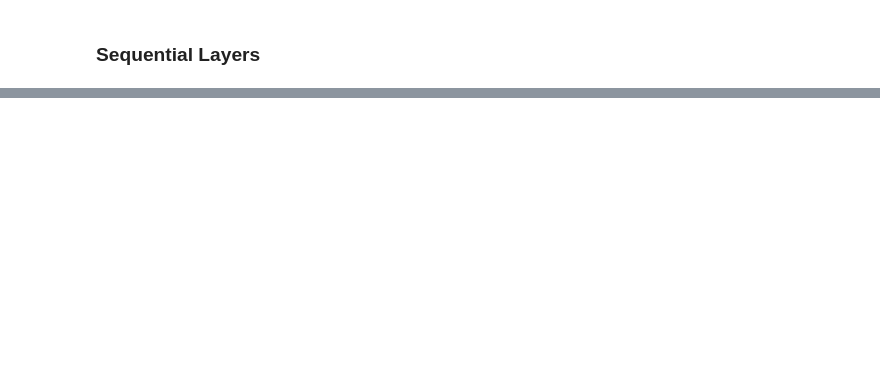
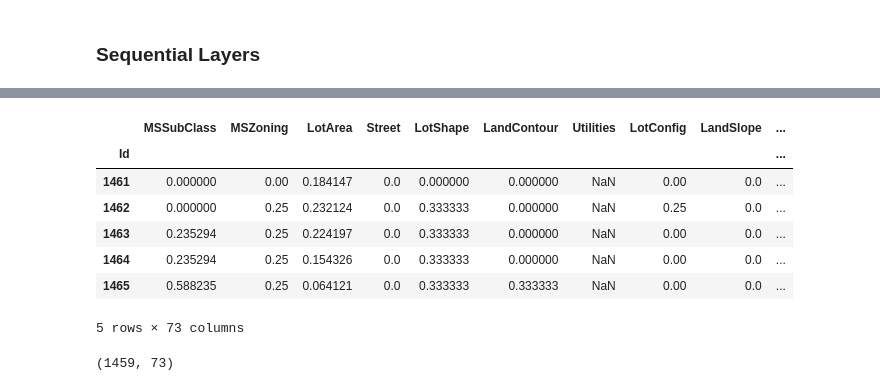
Before and after one commit to naseemap47/predictHousePrices-DeepLearning-python, a Jupyter notebook: jupyter_notebook.ipynb, the cells around one changed output, grey strips where cells are left out. Drawn from its saved outputs; the diff is of its cells as text; code cells hidden in the pictures; blank space fills up the shorter version.

```diff
--- a/jupyter_notebook.ipynb
+++ b/jupyter_notebook.ipynb
@@ -1349,0 +1398,29 @@ if os.path.isfile(
+# %%
+data_encoded = data_test
+
+# label encoding for categoricals
+for colname in data_encoded.select_dtypes(['object', 'category']):
+    data_encoded[colname], _ = data_encoded[colname].factorize()
+
+# Scale to [0, 1]
+max_ = data_encoded.max(axis=0)
+min_ = data_encoded.min(axis=0)
+
+test_data_scaled = (data_encoded - min_) / (max_ - min_)
+
+x_test = test_data_scaled.copy()
+
+x_test.head()
+# %% [output]
+|  | MSSubClass | MSZoning | LotArea | Street | LotShape | LandContour | Utilities | LotConfig | LandSlope | ... |
+| Id |  |  |  |  |  |  |  |  |  | ... |
+| 1461 | 0.000000 | 0.00 | 0.184147 | 0.0 | 0.000000 | 0.000000 | NaN | 0.00 | 0.0 | ... |
+| 1462 | 0.000000 | 0.25 | 0.232124 | 0.0 | 0.333333 | 0.000000 | NaN | 0.25 | 0.0 | ... |
+| 1463 | 0.235294 | 0.25 | 0.224197 | 0.0 | 0.333333 | 0.000000 | NaN | 0.00 | 0.0 | ... |
+| 1464 | 0.235294 | 0.25 | 0.154326 | 0.0 | 0.333333 | 0.000000 | NaN | 0.00 | 0.0 | ... |
+| 1465 | 0.588235 | 0.25 | 0.064121 | 0.0 | 0.333333 | 0.333333 | NaN | 0.00 | 0.0 | ... |
+5 rows × 73 columns
+# %%
+x_test.shape
+# %% [output]
+(1459, 73)
```
Also changed, not shown: parts of 13 cells of this notebook.
